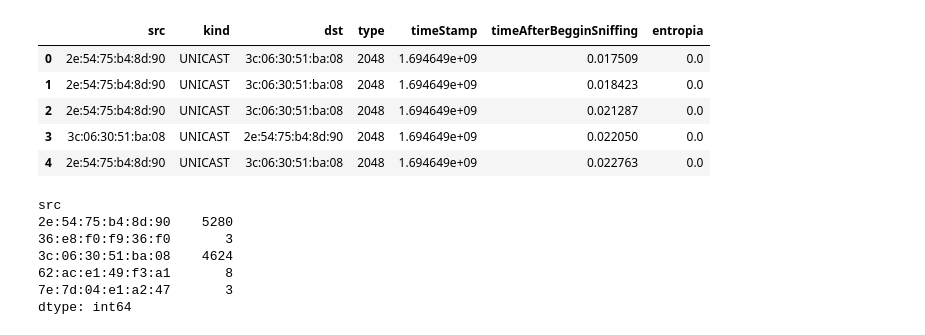
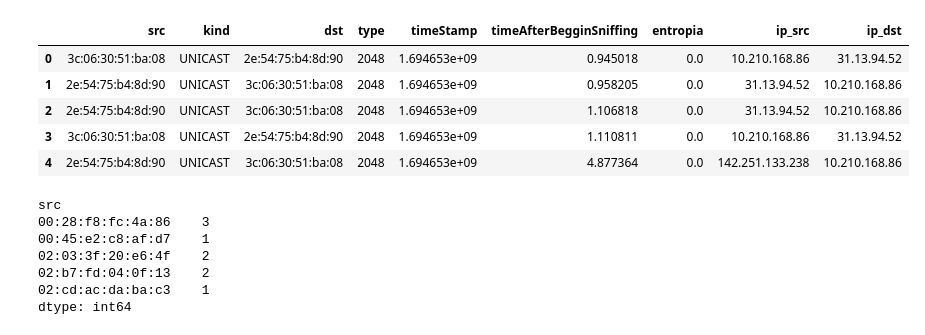
Before and after one commit to maltenzo/tdc-tp1, a Jupyter notebook: analisis.ipynb, the cells around one changed output. Cells and saved outputs as stored; diff of their text form; code cells hidden in the pictures.

```diff
--- a/analisis.ipynb
+++ b/analisis.ipynb
@@ -1,26 +1,27 @@
 # %%
 import pandas as pd
 import matplotlib.pyplot as plt
+import networkx as nx
 
-paquetes = pd.read_csv('paquetesFacu.csv')
+paquetes = pd.read_csv('paquetes.csv')
 paquetes.head()
 # %% [output]
-|  | src | kind | dst | type | timeStamp | timeAfterBegginSniffing | entropia |
-| 0 | 2e:54:75:b4:8d:90 | UNICAST | 3c:06:30:51:ba:08 | 2048 | 1.694649e+09 | 0.017509 | 0.0 |
-| 1 | 2e:54:75:b4:8d:90 | UNICAST | 3c:06:30:51:ba:08 | 2048 | 1.694649e+09 | 0.018423 | 0.0 |
-| 2 | 2e:54:75:b4:8d:90 | UNICAST | 3c:06:30:51:ba:08 | 2048 | 1.694649e+09 | 0.021287 | 0.0 |
-| 3 | 3c:06:30:51:ba:08 | UNICAST | 2e:54:75:b4:8d:90 | 2048 | 1.694649e+09 | 0.022050 | 0.0 |
-| 4 | 2e:54:75:b4:8d:90 | UNICAST | 3c:06:30:51:ba:08 | 2048 | 1.694649e+09 | 0.022763 | 0.0 |
+|  | src | kind | dst | type | timeStamp | timeAfterBegginSniffing | entropia | ip_src | ip_dst |
+| 0 | 3c:06:30:51:ba:08 | UNICAST | 2e:54:75:b4:8d:90 | 2048 | 1.694653e+09 | 0.945018 | 0.0 | 10.210.168.86 | 31.13.94.52 |
+| 1 | 2e:54:75:b4:8d:90 | UNICAST | 3c:06:30:51:ba:08 | 2048 | 1.694653e+09 | 0.958205 | 0.0 | 31.13.94.52 | 10.210.168.86 |
+| 2 | 2e:54:75:b4:8d:90 | UNICAST | 3c:06:30:51:ba:08 | 2048 | 1.694653e+09 | 1.106818 | 0.0 | 31.13.94.52 | 10.210.168.86 |
+| 3 | 3c:06:30:51:ba:08 | UNICAST | 2e:54:75:b4:8d:90 | 2048 | 1.694653e+09 | 1.110811 | 0.0 | 10.210.168.86 | 31.13.94.52 |
+| 4 | 2e:54:75:b4:8d:90 | UNICAST | 3c:06:30:51:ba:08 | 2048 | 1.694653e+09 | 4.877364 | 0.0 | 142.251.133.238 | 10.210.168.86 |
 # %%
 paquetes_por_src = paquetes.groupby('src').size()
 paquetes_por_src.head()
 # %% [output]
 src
-2e:54:75:b4:8d:90    5280
-36:e8:f0:f9:36:f0       3
-3c:06:30:51:ba:08    4624
-62:ac:e1:49:f3:a1       8
-7e:7d:04:e1:a2:47       3
+00:28:f8:fc:4a:86    3
+00:45:e2:c8:af:d7    1
+02:03:3f:20:e6:4f    2
+02:b7:fd:04:0f:13    2
+02:cd:ac:da:ba:c3    1
 dtype: int64
 # %%
 paquetes_por_dst = paquetes.groupby('dst').size()
```
Also changed, not shown: parts of 9 cells of this notebook, 1 other file.
